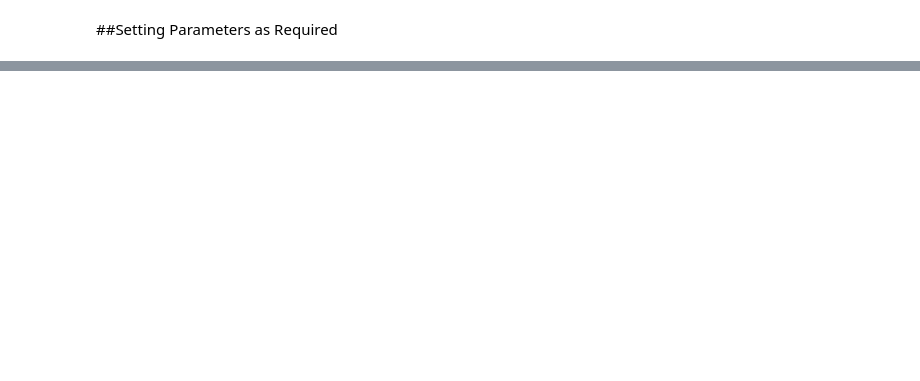
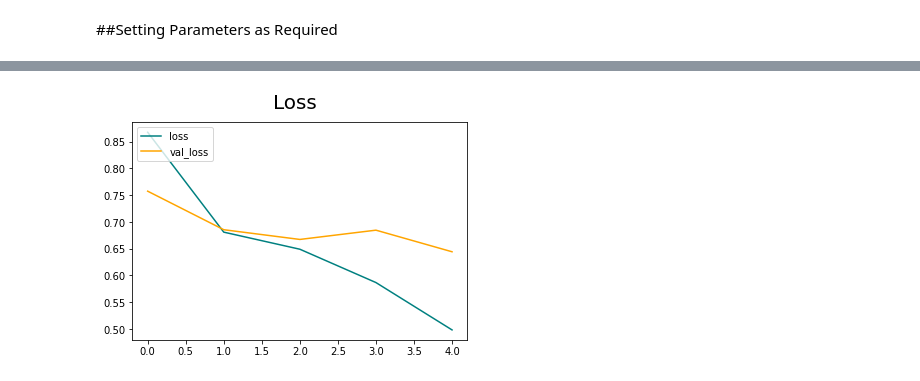
Before and after one commit to vkjadon/tf-CNN, a Jupyter notebook: tf203-dogsvscats.ipynb, the cells around one changed output, grey strips where cells are left out. Cells and saved outputs as stored; diff of their text form; code cells hidden in the pictures; blank space fills up the shorter version.

```diff
--- a/tf203-dogsvscats.ipynb
+++ b/tf203-dogsvscats.ipynb
@@ -131,0 +196,4 @@ train_ds = tf.keras.utils.image_dataset_from_directory(
+# %%
+model.compile(optimizer='adam',
+              loss=tf.keras.losses.SparseCategoricalCrossentropy(from_logits=True),
+              metrics=['accuracy'])
@@ -131,0 +220,7 @@ train_ds = tf.keras.utils.image_dataset_from_directory(
+# %%
+logdir = 'drive/MyDrive/datasets/dog-vs-cat/logs/'
+# %%
+tensorboard_callback = tf.keras.callbacks.TensorBoard(log_dir=logdir)
+# %%
+epochs=5
+hist = model.fit(train_ds, validation_data=val_ds, epochs=epochs, callbacks=[tensorboard_callback])
@@ -131,0 +238,9 @@ train_ds = tf.keras.utils.image_dataset_from_directory(
+# %%
+fig = plt.figure()
+plt.plot(hist.history['loss'], color='teal', label='loss')
+plt.plot(hist.history['val_loss'], color='orange', label='val_loss')
+fig.suptitle('Loss', fontsize=20)
+plt.legend(loc="upper left")
+plt.show()
+# %% [output]
+[figure, added]
```
Also changed, not shown: parts of 33 cells of this notebook.
